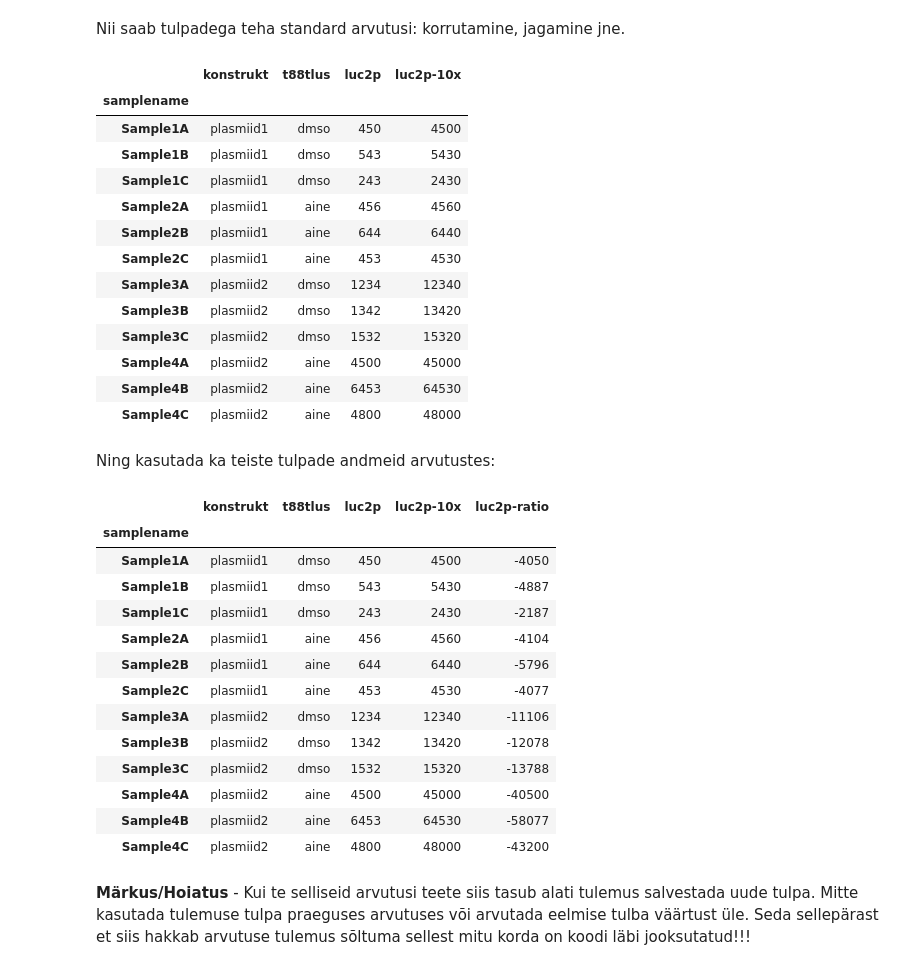
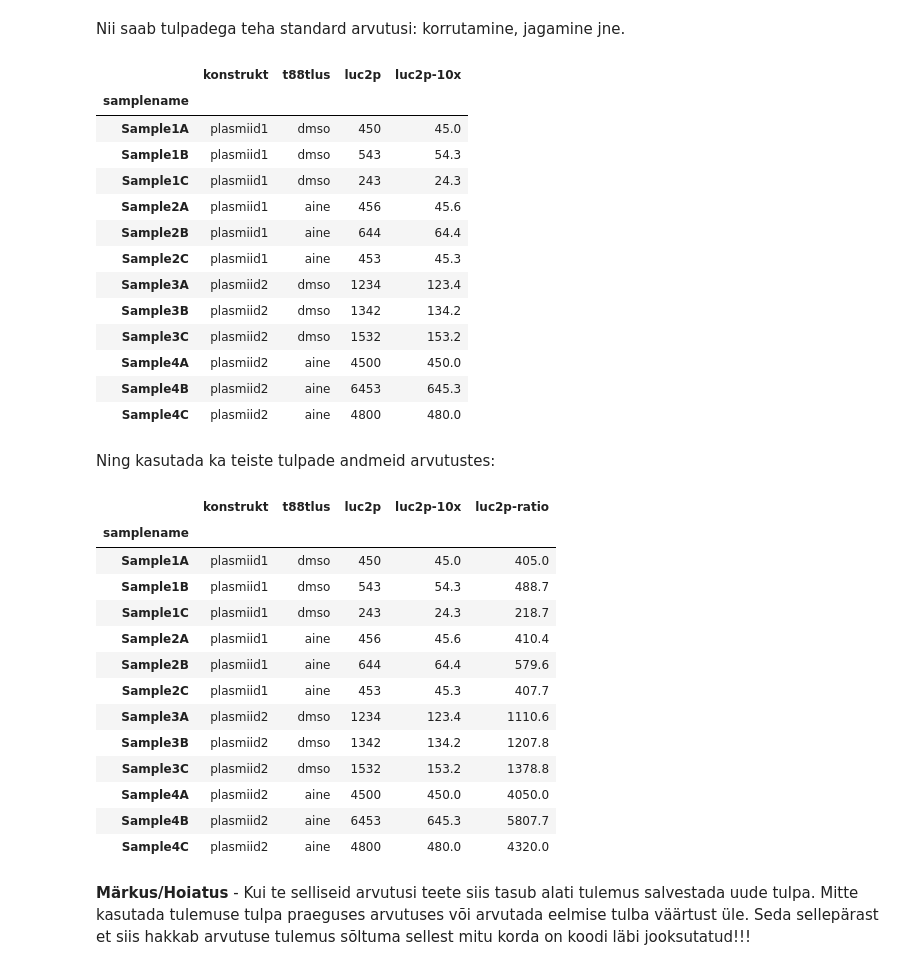
Before and after one commit to kjaanson/jupyter-workshop-ttu, a Jupyter notebook: 02-pandas-introduction.ipynb, the cells around one changed output. Cells and saved outputs as stored; diff of their text form; code cells hidden in the pictures.

```diff
--- a/02-pandas-introduction.ipynb
+++ b/02-pandas-introduction.ipynb
@@ -330,23 +347,23 @@ Nii saab tulpadega teha standard arvutusi: korrutamine, jagamine jne.
 # teen siin laetud exceli tabelist koopia lihtsalt eksperimenteerimiseks
 df = df_algne.copy()
 # %%
-df["luc2p-10x"] = df["luc2p"]*10
+df["luc2p-10x"] = df["luc2p"]/10
 df
 # %% [output]
 |  | konstrukt | t88tlus | luc2p | luc2p-10x |
 | samplename |  |  |  |  |
-| Sample1A | plasmiid1 | dmso | 450 | 4500 |
-| Sample1B | plasmiid1 | dmso | 543 | 5430 |
-| Sample1C | plasmiid1 | dmso | 243 | 2430 |
-| Sample2A | plasmiid1 | aine | 456 | 4560 |
-| Sample2B | plasmiid1 | aine | 644 | 6440 |
-| Sample2C | plasmiid1 | aine | 453 | 4530 |
-| Sample3A | plasmiid2 | dmso | 1234 | 12340 |
-| Sample3B | plasmiid2 | dmso | 1342 | 13420 |
-| Sample3C | plasmiid2 | dmso | 1532 | 15320 |
-| Sample4A | plasmiid2 | aine | 4500 | 45000 |
-| Sample4B | plasmiid2 | aine | 6453 | 64530 |
-| Sample4C | plasmiid2 | aine | 4800 | 48000 |
+| Sample1A | plasmiid1 | dmso | 450 | 45.0 |
+| Sample1B | plasmiid1 | dmso | 543 | 54.3 |
+| Sample1C | plasmiid1 | dmso | 243 | 24.3 |
+| Sample2A | plasmiid1 | aine | 456 | 45.6 |
+| Sample2B | plasmiid1 | aine | 644 | 64.4 |
+| Sample2C | plasmiid1 | aine | 453 | 45.3 |
+| Sample3A | plasmiid2 | dmso | 1234 | 123.4 |
+| Sample3B | plasmiid2 | dmso | 1342 | 134.2 |
+| Sample3C | plasmiid2 | dmso | 1532 | 153.2 |
+| Sample4A | plasmiid2 | aine | 4500 | 450.0 |
+| Sample4B | plasmiid2 | aine | 6453 | 645.3 |
+| Sample4C | plasmiid2 | aine | 4800 | 480.0 |
 # %% [markdown]
 Ning kasutada ka teiste tulpade andmeid arvutustes:
 # %%
@@ -355,18 +372,18 @@ df
 # %% [output]
 |  | konstrukt | t88tlus | luc2p | luc2p-10x | luc2p-ratio |
 | samplename |  |  |  |  |  |
-| Sample1A | plasmiid1 | dmso | 450 | 4500 | -4050 |
-| Sample1B | plasmiid1 | dmso | 543 | 5430 | -4887 |
-| Sample1C | plasmiid1 | dmso | 243 | 2430 | -2187 |
-| Sample2A | plasmiid1 | aine | 456 | 4560 | -4104 |
-| Sample2B | plasmiid1 | aine | 644 | 6440 | -5796 |
-| Sample2C | plasmiid1 | aine | 453 | 4530 | -4077 |
-| Sample3A | plasmiid2 | dmso | 1234 | 12340 | -11106 |
-| Sample3B | plasmiid2 | dmso | 1342 | 13420 | -12078 |
-| Sample3C | plasmiid2 | dmso | 1532 | 15320 | -13788 |
-| Sample4A | plasmiid2 | aine | 4500 | 45000 | -40500 |
-| Sample4B | plasmiid2 | aine | 6453 | 64530 | -58077 |
-| Sample4C | plasmiid2 | aine | 4800 | 48000 | -43200 |
+| Sample1A | plasmiid1 | dmso | 450 | 45.0 | 405.0 |
+| Sample1B | plasmiid1 | dmso | 543 | 54.3 | 488.7 |
+| Sample1C | plasmiid1 | dmso | 243 | 24.3 | 218.7 |
+| Sample2A | plasmiid1 | aine | 456 | 45.6 | 410.4 |
+| Sample2B | plasmiid1 | aine | 644 | 64.4 | 579.6 |
+| Sample2C | plasmiid1 | aine | 453 | 45.3 | 407.7 |
+| Sample3A | plasmiid2 | dmso | 1234 | 123.4 | 1110.6 |
+| Sample3B | plasmiid2 | dmso | 1342 | 134.2 | 1207.8 |
+| Sample3C | plasmiid2 | dmso | 1532 | 153.2 | 1378.8 |
+| Sample4A | plasmiid2 | aine | 4500 | 450.0 | 4050.0 |
+| Sample4B | plasmiid2 | aine | 6453 | 645.3 | 5807.7 |
+| Sample4C | plasmiid2 | aine | 4800 | 480.0 | 4320.0 |
 # %% [markdown]
 **Märkus/Hoiatus** - Kui te selliseid arvutusi teete siis tasub alati tulemus salvestada uude tulpa. Mitte kasutada tulemuse tulpa praeguses arvutuses või arvutada eelmise tulba väärtust üle. Seda sellepärast et siis hakkab arvutuse tulemus sõltuma sellest mitu korda on koodi läbi jooksutatud!!!
 # %%
```
Also changed, not shown: parts of 33 cells of this notebook, 37 other files.
